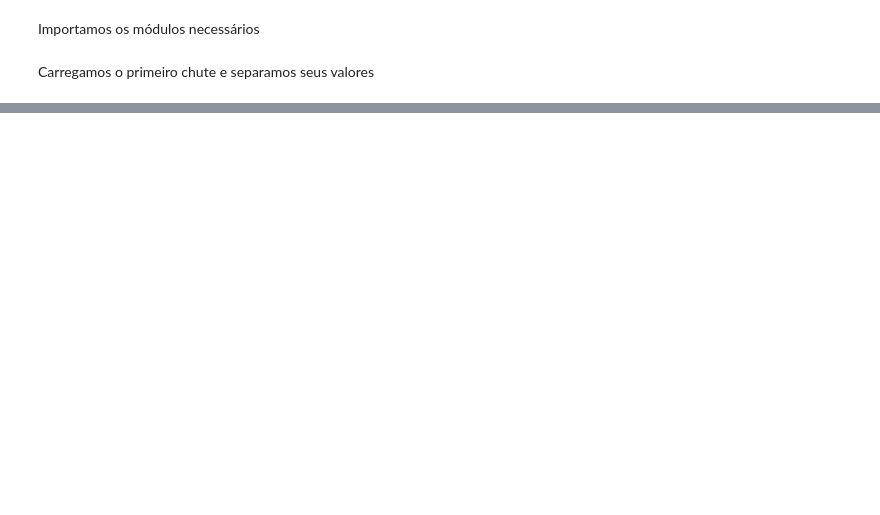
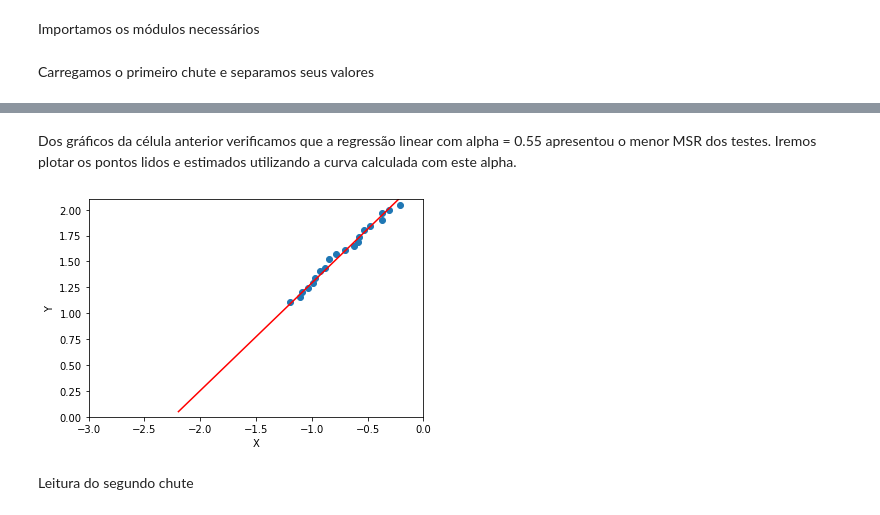
Before and after one commit to heigon77/MC886-MachineLearning-HG, a Jupyter notebook: Projeto 2/P2_EX1.ipynb, the cells around one changed output, grey strips where cells are left out. Saved outputs shown, nothing was run; the diff lists cells and outputs as text; code cells hidden in the pictures; blank space fills up the shorter version.

```diff
--- a/Projeto 2/P2_EX1.ipynb
+++ b/Projeto 2/P2_EX1.ipynb
@@ -204,0 +245,15 @@ Calculamos polinomios através de distintos valores de alpha e imprimimos seus r
+# %% [markdown]
+Dos gráficos da célula anterior verificamos que a regressão linear com alpha = 0.55 apresentou o menor MSR dos testes. Iremos plotar os pontos lidos e estimados utilizando a curva calculada com este alpha.
+# %%
+listJ,newX_yLin,preX_yLin,preY_yLin,msr = LinRegUni(0,0,0.55,20,X,Y,10**(-6))
+plt.scatter(X,Y)
+plt.plot(preX_yLin,preY_yLin, 'r')
+plt.xlim(-3, 0)
+plt.ylim(0, 2.1)
+plt.xlabel("X")
+plt.ylabel("Y")
+plt.show()
+# %% [output]
+[figure, added]
+# %% [markdown]
+Leitura do segundo chute
```
Also changed, not shown: parts of 16 cells of this notebook, 1 other file.
